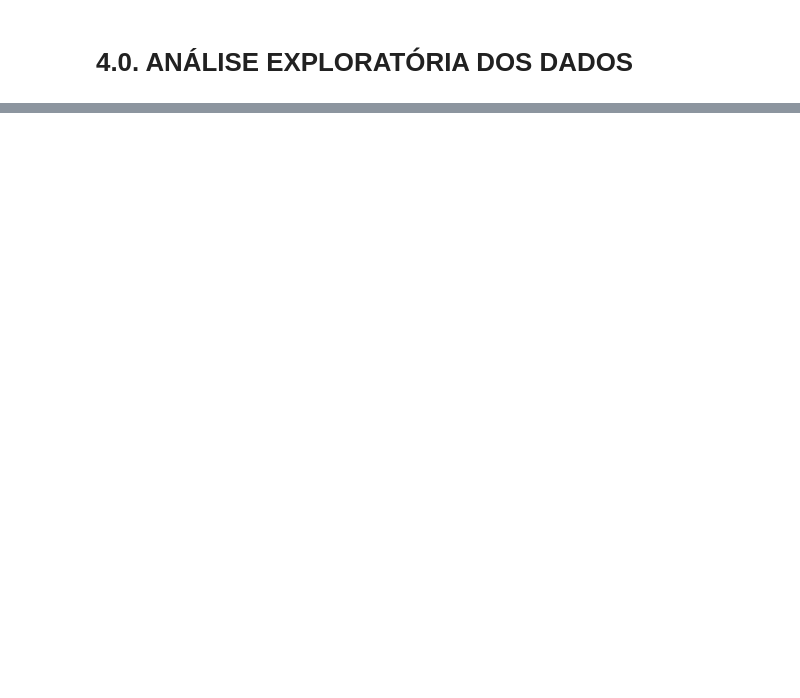
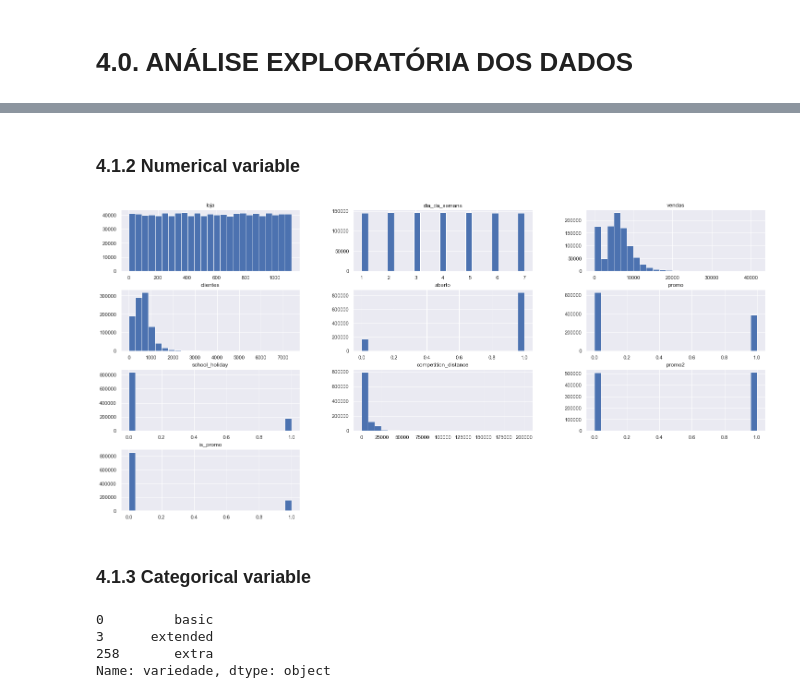
Before and after one commit to Emanoelgenez/Ds_em_Prod, a Jupyter notebook: NOTEBOOKS/04.ipynb, the cells around one changed output, grey strips where cells are left out. Cells and saved outputs as stored; diff of their text form; code cells hidden in the pictures; blank space fills up the shorter version.

```diff
--- a/NOTEBOOKS/04.ipynb
+++ b/NOTEBOOKS/04.ipynb
@@ -508,0 +518,15 @@ df4 = df3.copy()
+# %% [markdown]
+### 4.1.2 Numerical variable
+# %%
+num_attributes.hist( bins = 25 );
+# %% [output]
+[figure, added]
+# %% [markdown]
+### 4.1.3 Categorical variable
+# %%
+df4['variedade'].drop_duplicates()
+# %% [output]
+0         basic
+3      extended
+258       extra
+Name: variedade, dtype: object
```
Also changed, not shown: parts of 16 cells of this notebook.
